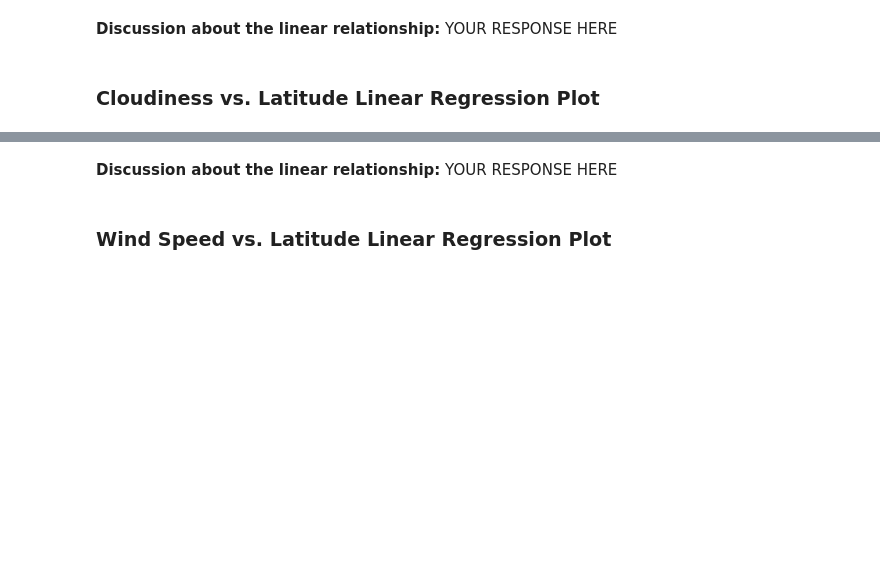
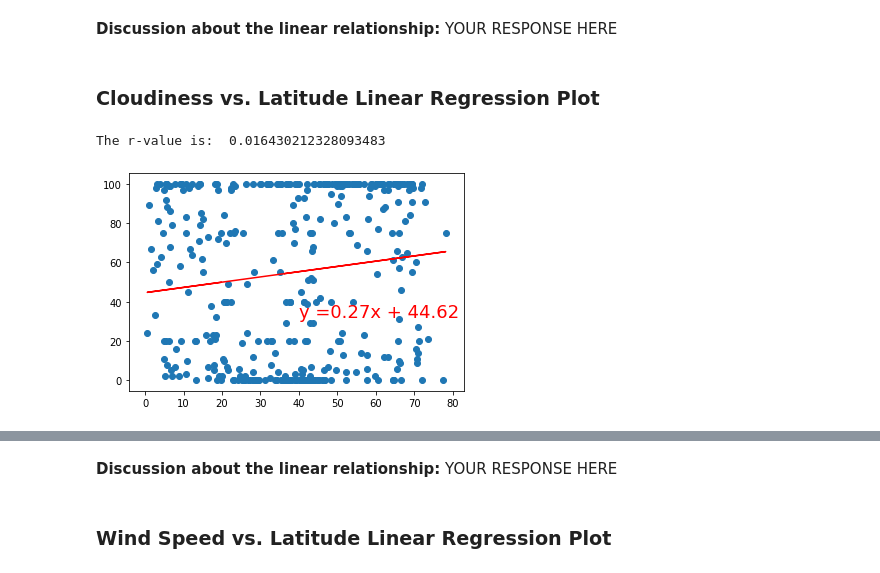
Before and after one commit to mukhran/Python_API, a Jupyter notebook: WeatherPy/WeatherPy.ipynb, the cells around one changed output, grey strips where cells are left out. Saved outputs shown, nothing was run; the diff lists cells and outputs as text; code cells hidden in the pictures; blank space fills up the shorter version.

```diff
--- a/WeatherPy/WeatherPy.ipynb
+++ b/WeatherPy/WeatherPy.ipynb
@@ -345,0 +374,8 @@ southern_hemi_df.head()
+# %%
+# Northern Hemisphere
+lat = northern_hemi_df["Lat"]
+yvalue = northern_hemi_df["Cloudiness"]
+create_linear_plots(lat, yvalue,40,32)
+# %% [output]
+The r-value is:  0.016430212328093483
+[figure, added]
```
Also changed, not shown: parts of 29 cells of this notebook, 6 other files.
